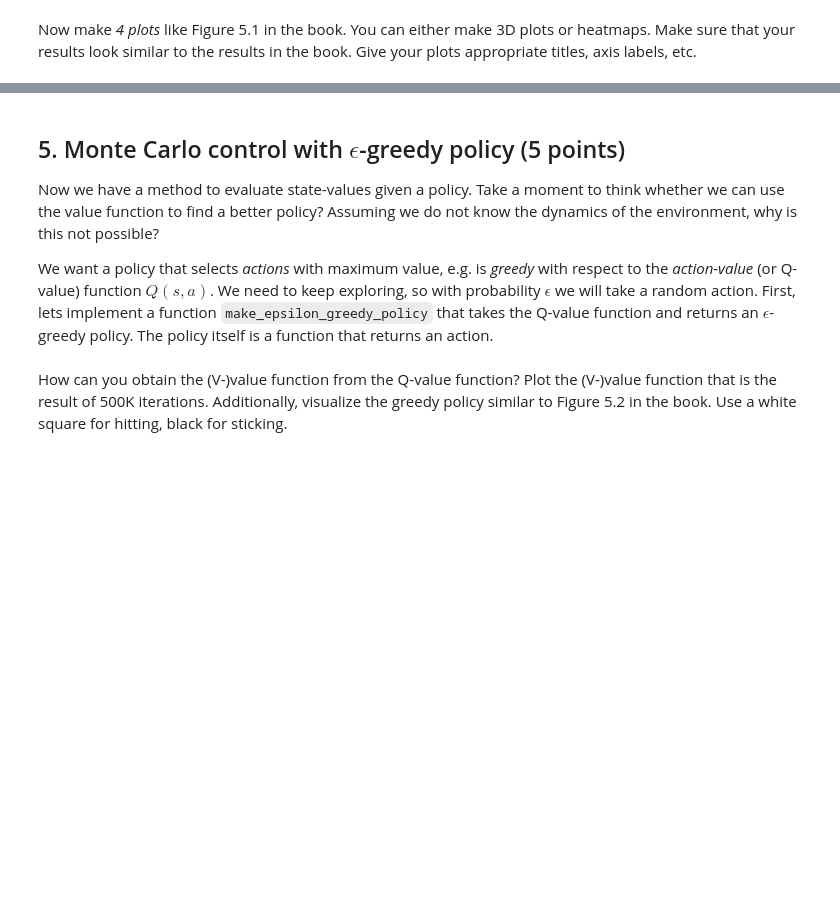
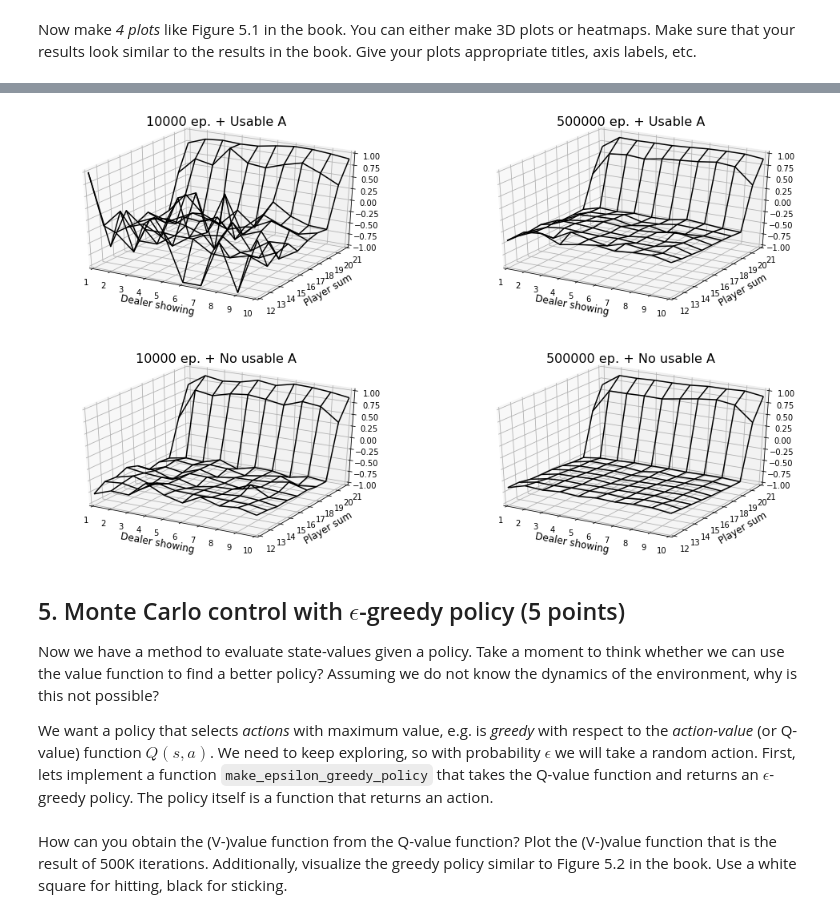
Before and after one commit to TraianVidrascu/RL, a Jupyter notebook: lab1/lab1.ipynb, the cells around one changed output, grey strips where cells are left out. Cells and saved outputs as stored; diff of their text form; code cells hidden in the pictures; blank space fills up the shorter version.

```diff
--- a/lab1/lab1.ipynb
+++ b/lab1/lab1.ipynb
@@ -85,11 +85,13 @@ def policy_eval(policy, env, discount_factor=1.0, theta=0.00001):
         delta = 0
         for s in  range(env.nS):
             v = V[s]
-            aux = 0
+            sum1 = 0
             for a in range(env.nA):
+                sum2 = 0
                 for t in env.P[s][a]:
-                    aux += policy[s,a] * t[0] * (t[2] + discount_factor * V[t[1]])
-            V[s] = aux
+                    sum2 += t[0] * (t[2] + discount_factor * V[t[1]])
+                sum1 += policy[s,a] * sum2
+            V[s] = sum1
             if abs(V[s] - v) > delta:
                 delta = abs(V[s] - v)
 
@@ -412,3 +440,73 @@ raise NotImplementedError()
+# %%
+def get_Z(V, X, Y, ace):
+    t = (x, y, ace)
+    Z = []
+    for i in range(X.shape[0]):
+        l = []
+        for j in range(X.shape[1]):
+            l.append(V[(X[i,j], Y[i,j], ace)])
+        Z.append(l)
+    return np.array(Z)
+# %%
+# YOUR CODE HERE
+from mpl_toolkits import mplot3d
+%matplotlib inline
+import numpy as np
+import matplotlib.pyplot as plt
+
+x = np.arange(12, 22, 1)
+y = np.arange(1, 11, 1)
+X, Y = np.meshgrid(x, y)
+
+fig = plt.figure(figsize=(17,10))
+
+# 10000, True
+ax = fig.add_subplot(2, 2, 1, projection='3d')
+Z = get_Z(V_10k, X, Y, True)
+ax.plot_wireframe(Y, X, Z, color='black')
+ax.set_title('10000 ep. + Usable A', fontsize=16);
+ax.set_xlabel('Dealer showing', fontsize=12)
+ax.set_ylabel('Player sum', fontsize=12)
+ax.set_xlim3d(1, 10)
+ax.set_ylim3d(12,21)
+ax.set_zlim3d(-1,1)
+
+# 500000, True
+ax = fig.add_subplot(2, 2, 2, projection='3d')
+Z = get_Z(V_500k, X, Y, True)
+ax.plot_wireframe(Y, X, Z, color='black')
+ax.set_title('500000 ep. + Usable A', fontsize=16);
+ax.set_xlabel('Dealer showing', fontsize=12)
+ax.set_ylabel('Player sum', fontsize=12)
+ax.set_xlim3d(1, 10)
+ax.set_ylim3d(12,21)
+ax.set_zlim3d(-1,1)
+
+# 10000, False
+ax = fig.add_subplot(2, 2, 3, projection='3d')
+Z = get_Z(V_10k, X, Y, False)
+ax.plot_wireframe(Y, X, Z, color='black')
+ax.set_title('10000 ep. + No usable A', fontsize=16);
+ax.set_xlabel('Dealer showing', fontsize=12)
+ax.set_ylabel('Player sum', fontsize=12)
+ax.set_xlim3d(1, 10)
+ax.set_ylim3d(12,21)
+ax.set_zlim3d(-1,1)
+
+# 500000, False
+ax = fig.add_subplot(2, 2, 4, projection='3d')
+Z = get_Z(V_500k, X, Y, False)
+ax.plot_wireframe(Y, X, Z, color='black')
+ax.set_title('500000 ep. + No usable A', fontsize=16);
+ax.set_xlabel('Dealer showing', fontsize=12)
+ax.set_ylabel('Player sum', fontsize=12)
+ax.set_xlim3d(1, 10)
+ax.set_ylim3d(12,21)
+ax.set_zlim3d(-1,1)
+
+plt.show()
+# %% [output]
+[figure, added]
 # %% [markdown]
 ## 5. Monte Carlo control with $\epsilon$-greedy policy (5 points)
 Now we have a method to evaluate state-values given a policy. Take a moment to think whether we can use the value function to find a better policy? Assuming we do not know the dynamics of the environment, why is this not possible?
```
Also changed, not shown: parts of 5 cells of this notebook.
